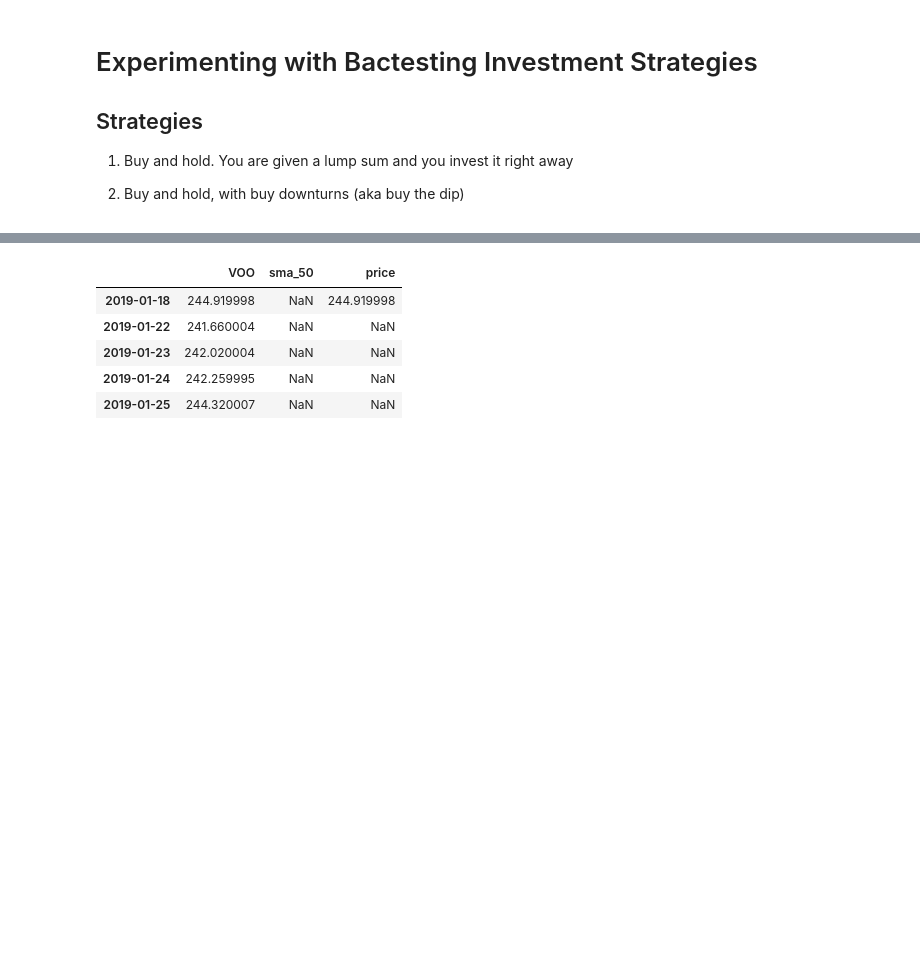
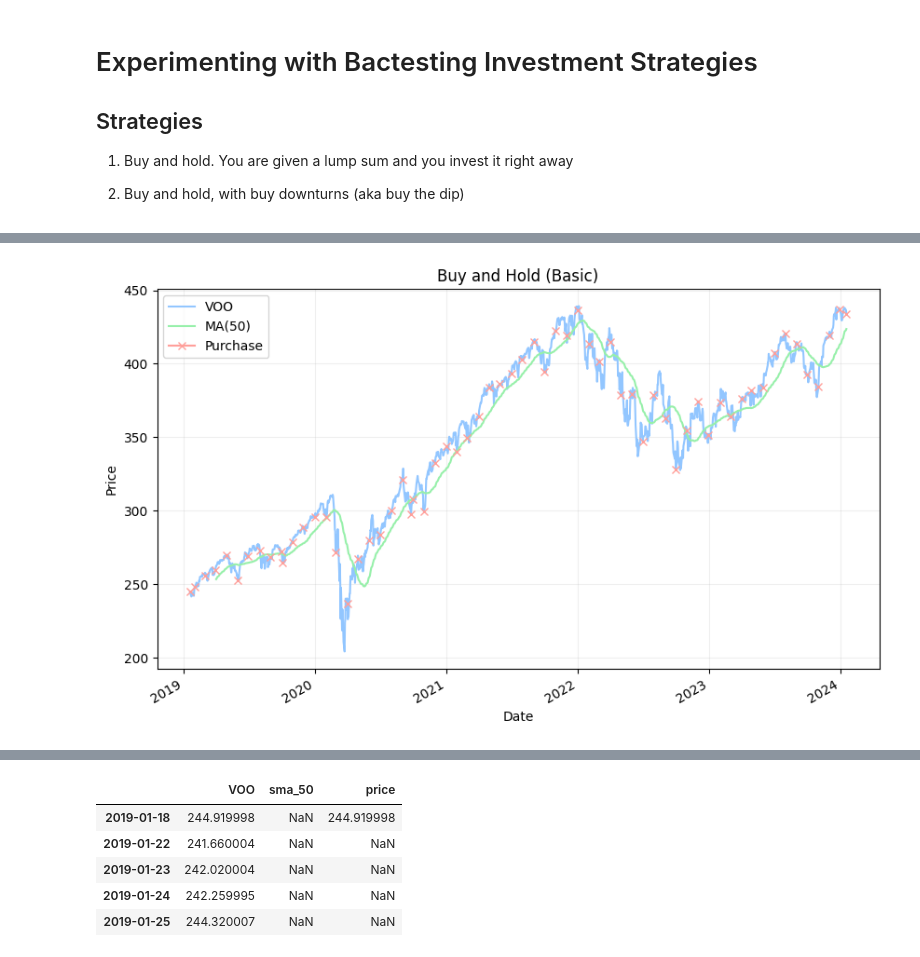
Before and after one commit to Johnnyboycurtis/stock-market-analysis, a Jupyter notebook: experiments-backtesting-dev.ipynb, the cells around one changed output, grey strips where cells are left out. Cells and saved outputs as stored; diff of their text form; code cells hidden in the pictures; blank space fills up the shorter version.

```diff
--- a/experiments-backtesting-dev.ipynb
+++ b/experiments-backtesting-dev.ipynb
@@ -43,0 +68,16 @@ holdings
+# %%
+ts_holdings_1 = holdings.set_index('date') #.asfreq('D')
+# %%
+ts_voo = pd.concat([ts_voo, ts_holdings_1['price']], axis=1)
+# %%
+fig, ax = plt.subplots(figsize = (10, 6))
+ts_voo['VOO'].plot(ax=ax, label='VOO')
+ts_voo['sma_50'].plot(ax=ax, label='MA(50)')
+ts_voo['price'].plot(marker='x', ax=ax, label='Purchase')
+ax.legend()
+ax.set_title("Buy and Hold (Basic)")
+ax.set_ylabel("Price")
+ax.set_xlabel("Date")
+ax.grid(alpha=0.2)
+# %% [output]
+[figure, added]
```
Also changed, not shown: parts of 14 cells of this notebook.
